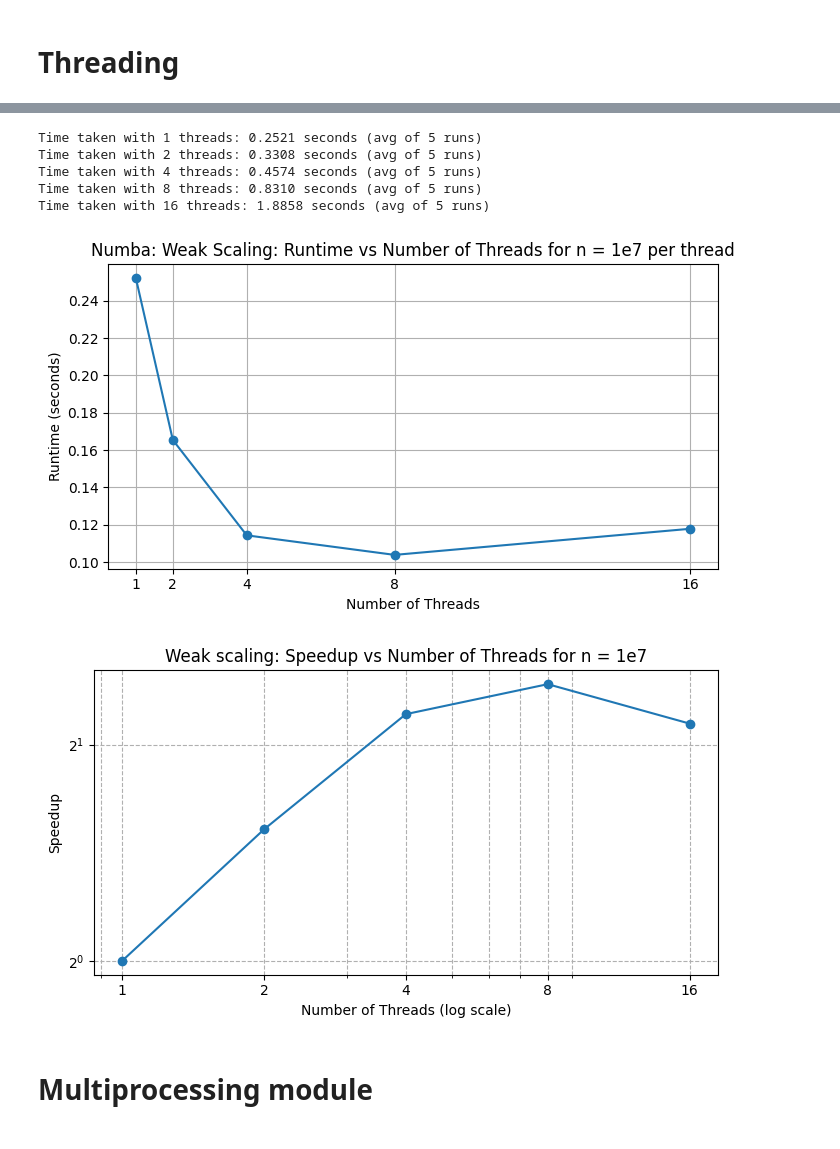
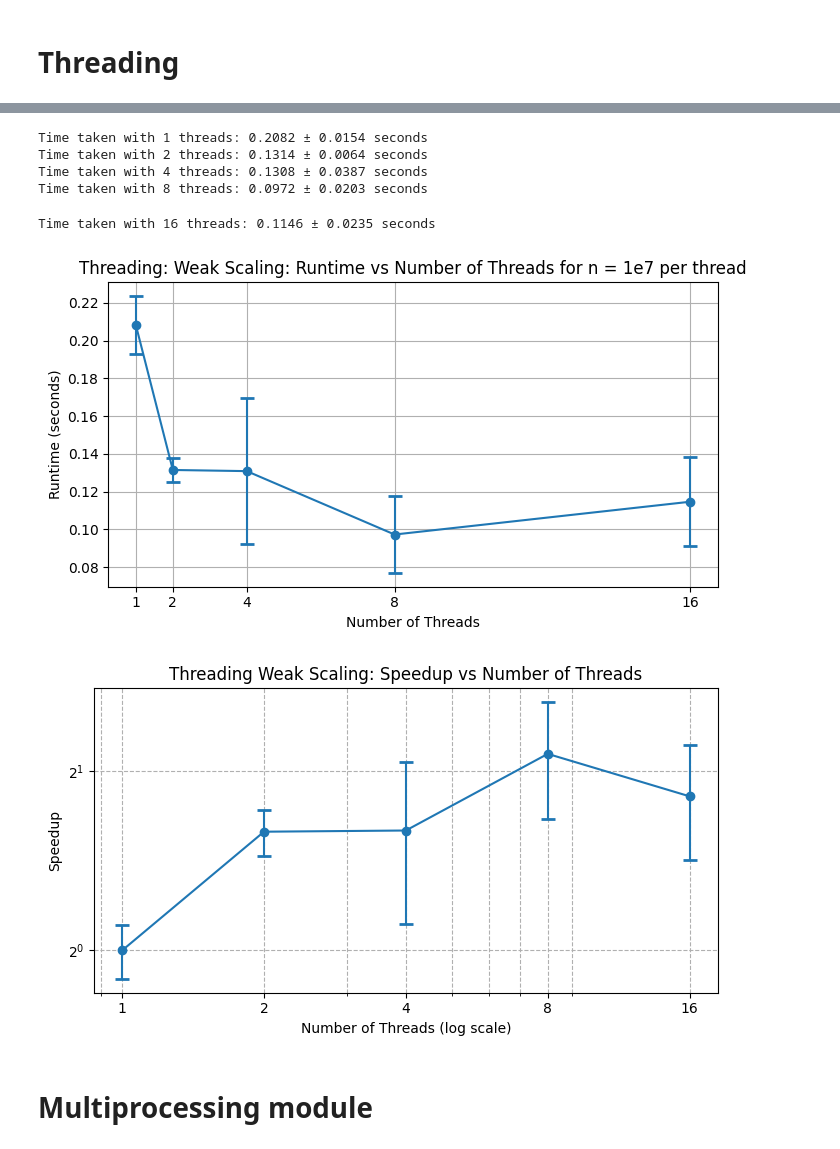
Before and after one commit to desaiamogh31/utd-hpc-course-repo, a Jupyter notebook: hw4/src/lorentz.ipynb, the cells around one changed output, grey strips where cells are left out. Cells and saved outputs as stored; diff of their text form; code cells hidden in the pictures.

```diff
--- a/hw4/src/lorentz.ipynb
+++ b/hw4/src/lorentz.ipynb
@@ -170,41 +206,37 @@ Time taken with 32 threads: 0.0927 seconds (avg of 5 runs)
 # %%
 #Weak Scaling
 n=1e7
 times=[]
+errors=[]
 thread_counts = [1, 2, 4, 8, 16]
 for n_threads in thread_counts:
-    def run_once():
-        return thread_lorentz.run_threaded(n*n_threads, n_threads=n_threads)
+    run_times = []
+    for _ in range(5):
+        start = timeit.default_timer()
+        thread_lorentz.run_threaded(n*n_threads, n_threads=n_threads)
+        end = timeit.default_timer()
+        run_times.append((end - start) / n_threads)
 
-    total_time = timeit.timeit(run_once, number=5)
-    avg_time = total_time / 5
-    times.append(avg_time/n_threads)  # Normalize by number of threads for weak scaling
-    print(f"Time taken with {n_threads} threads: {avg_time:.4f} seconds (avg of 5 runs)")
+    avg_time = np.mean(run_times)
+    std_time = np.std(run_times)
+    times.append(avg_time)
+    errors.append(std_time)
+    print(f"Time taken with {n_threads} threads: {avg_time:.4f} ± {std_time:.4f} seconds")
 
-plot_weak_scaling(n, thread_counts, times, method_name=method_name)
-
+plot_weak_scaling(n, thread_counts, times, errors=errors, method_name="Threading")
 
 #plot speedup vs parallelism
-plt.figure(figsize=(7, 4))
 speedup = [times[0] / t for t in times]
-plt.plot(thread_counts, speedup, marker='o')
-plt.xscale('log', base=10)
-plt.yscale('log', base=2)
-plt.xlabel('Number of Threads (log scale)')
-plt.ylabel('Speedup')
-plt.title(f'Weak scaling: Speedup vs Number of Threads for n = 1e{int(np.log10(n))}')
-plt.grid(True, which="both", ls="--")
-plt.xticks(thread_counts, thread_counts)
-plt.tight_layout()
-plt.show()
+speedup_errors = [speedup[i] * np.sqrt((errors[i]/times[i])**2 + (errors[0]/times[0])**2) for i in range(len(times))]
+plot_speedup(thread_counts, speedup, speedup_errors=speedup_errors, method_name="Threading Weak Scaling")
 # %% [output]
-Time taken with 1 threads: 0.2521 seconds (avg of 5 runs)
-Time taken with 2 threads: 0.3308 seconds (avg of 5 runs)
-Time taken with 4 threads: 0.4574 seconds (avg of 5 runs)
-Time taken with 8 threads: 0.8310 seconds (avg of 5 runs)
-Time taken with 16 threads: 1.8858 seconds (avg of 5 runs)
+Time taken with 1 threads: 0.2082 ± 0.0154 seconds
+Time taken with 2 threads: 0.1314 ± 0.0064 seconds
+Time taken with 4 threads: 0.1308 ± 0.0387 seconds
+Time taken with 8 threads: 0.0972 ± 0.0203 seconds
+Time taken with 16 threads: 0.1146 ± 0.0235 seconds
-[figure, old version]
+[figure, new version]
-[figure, old version]
+[figure, new version]
 # %% [markdown]
 # Multiprocessing module
 # %%
```
Also changed, not shown: parts of 13 cells of this notebook.
